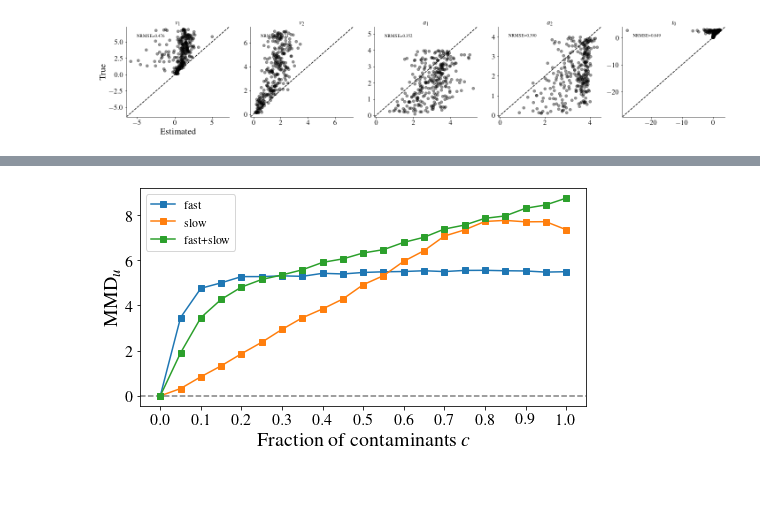
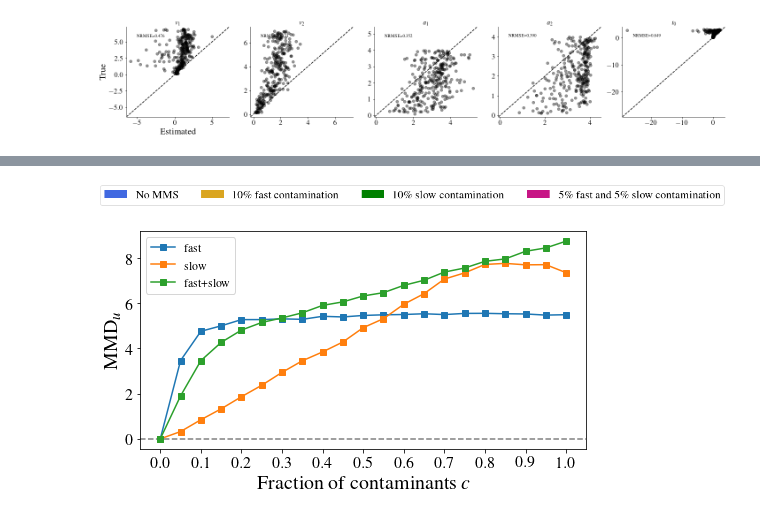
Before and after one commit to marvinschmitt/ModelMisspecificationBF, a Jupyter notebook: abf_ddm.ipynb, the cells around one changed output, grey strips where cells are left out. Saved outputs shown, nothing was run; the diff lists cells and outputs as text; code cells hidden in the pictures; blank space fills up the shorter version.

```diff
--- a/abf_ddm.ipynb
+++ b/abf_ddm.ipynb
@@ -342,3 +383,15 @@ plt.savefig(f"plots/abf_ddm_summary_pairplot.{FILEFORMAT}")
+# %%
+plt.figure(figsize=(0.1,0.1))
+plt.gca().set_axis_off()
+handles = [mpatches.Patch(facecolor=color_codes["No MMS"], label=r"No MMS"),
+           mpatches.Patch(facecolor=color_codes["fast"], label=r"$10\%$ fast contamination"),
+           mpatches.Patch(facecolor=color_codes["slow"], label=r"$10\%$ slow contamination"),
+           mpatches.Patch(facecolor=color_codes["fast+slow"], label=r"$5\%$ fast and $5\%$ slow contamination")
+           ]
+plt.legend(handles=handles, loc="center", ncol=4, title="" ,fontsize=20, labelspacing=2)
+plt.savefig(f"plots/abf_ddm_pairplot_legend.{FILEFORMAT}", bbox_inches="tight", dpi=DPI)
+# %% [output]
+[figure, added]
 # %%
 def dm_contamination_MMD_analysis(theta, x, contamination_distribution):
     z_psi = np.array(trainer.network.summary_net(x))
```
Also changed, not shown: parts of 3 cells of this notebook, 7 other files.
